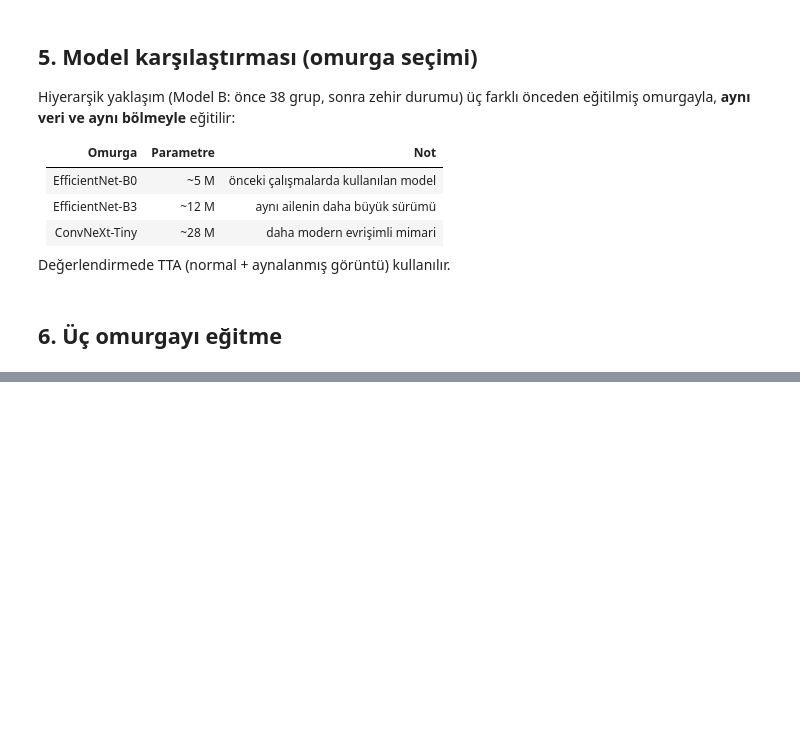
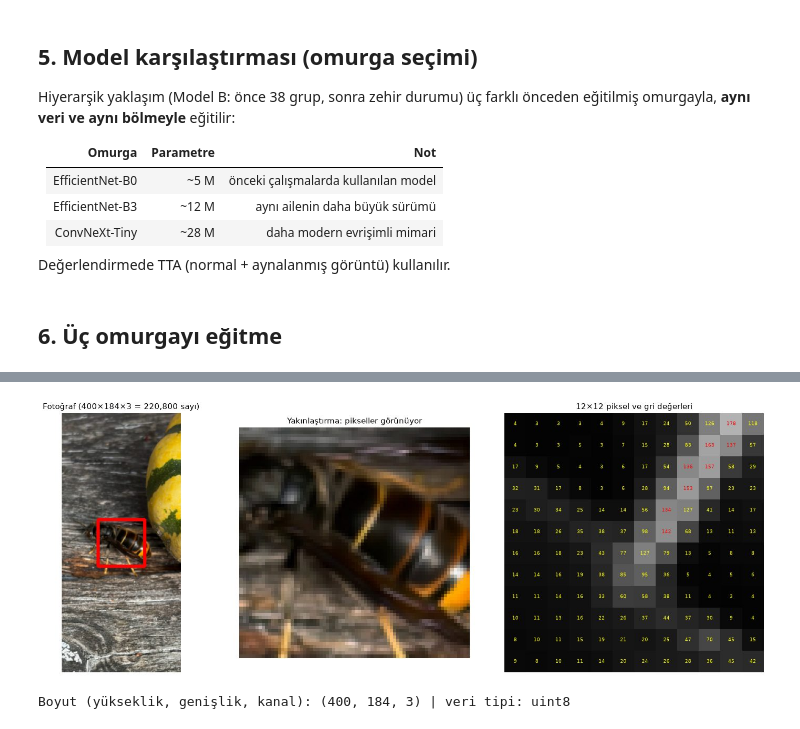
Before and after one commit to ryugazawqa/zehirli-bocek-siniflandirma, a Jupyter notebook: egitim_v4_omurga.ipynb, the cells around one changed output, grey strips where cells are left out. Saved outputs shown, nothing was run; the diff lists cells and outputs as text; code cells hidden in the pictures; blank space fills up the shorter version.

```diff
--- a/egitim_v4_omurga.ipynb
+++ b/egitim_v4_omurga.ipynb
@@ -360,0 +561,23 @@ print(omurga_df[["omurga", "bolum", "accuracy", "f1", "precision", "recall_zehir
+# %%
+# Fotoğrafın içine yakınlaşma: her kare bir piksel, içindeki sayı o pikselin gri değeri (0 = siyah, 255 = beyaz)
+foto = ornekler.resim[0].copy()
+gri = cv2.cvtColor(foto, cv2.COLOR_RGB2GRAY)
+h, w = gri.shape
+y0, x0 = h // 2 - 6, w // 2 - 6
+parca = gri[y0:y0 + 12, x0:x0 + 12]
+
+fig, axes = plt.subplots(1, 3, figsize=(17, 6), gridspec_kw={"width_ratios": [1, 1, 1.4]})
+cerceve = foto.copy()
+cv2.rectangle(cerceve, (x0 - 30, y0 - 30), (x0 + 42, y0 + 42), (255, 0, 0), 3)
+axes[0].imshow(cerceve); axes[0].set_title(f"Fotoğraf ({h}×{w}×3 = {h * w * 3:,} sayı)"); axes[0].axis("off")
+axes[1].imshow(foto[y0 - 30:y0 + 42, x0 - 30:x0 + 42], interpolation="nearest"); axes[1].set_title("Yakınlaştırma: pikseller görünüyor"); axes[1].axis("off")
+axes[2].imshow(parca, cmap="gray", vmin=0, vmax=255, interpolation="nearest")
+for i in range(12):
+    for j in range(12):
+        axes[2].text(j, i, parca[i, j], ha="center", va="center", fontsize=7, color="red" if parca[i, j] > 127 else "yellow")
+axes[2].set_title("12×12 piksel ve gri değerleri"); axes[2].axis("off")
+plt.tight_layout(); plt.show()
+print("Boyut (yükseklik, genişlik, kanal):", foto.shape, "| veri tipi:", foto.dtype)
+# %% [output]
+[figure, added]
+Boyut (yükseklik, genişlik, kanal): (400, 184, 3) | veri tipi: uint8
```
Also changed, not shown: parts of 33 cells of this notebook, 1 other file.
